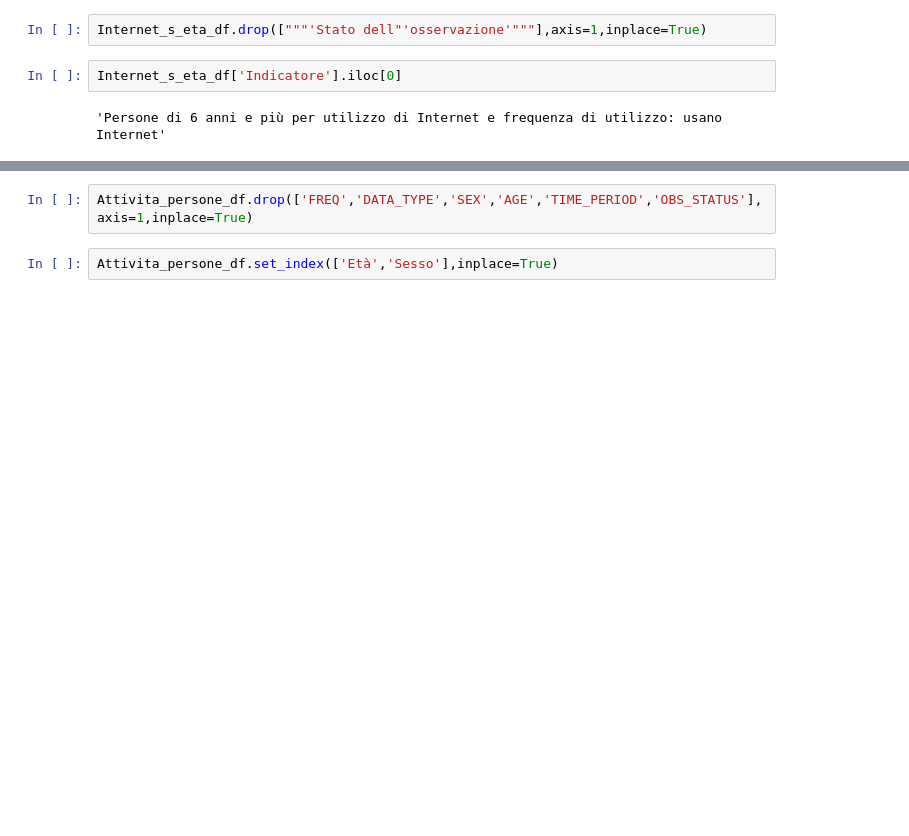
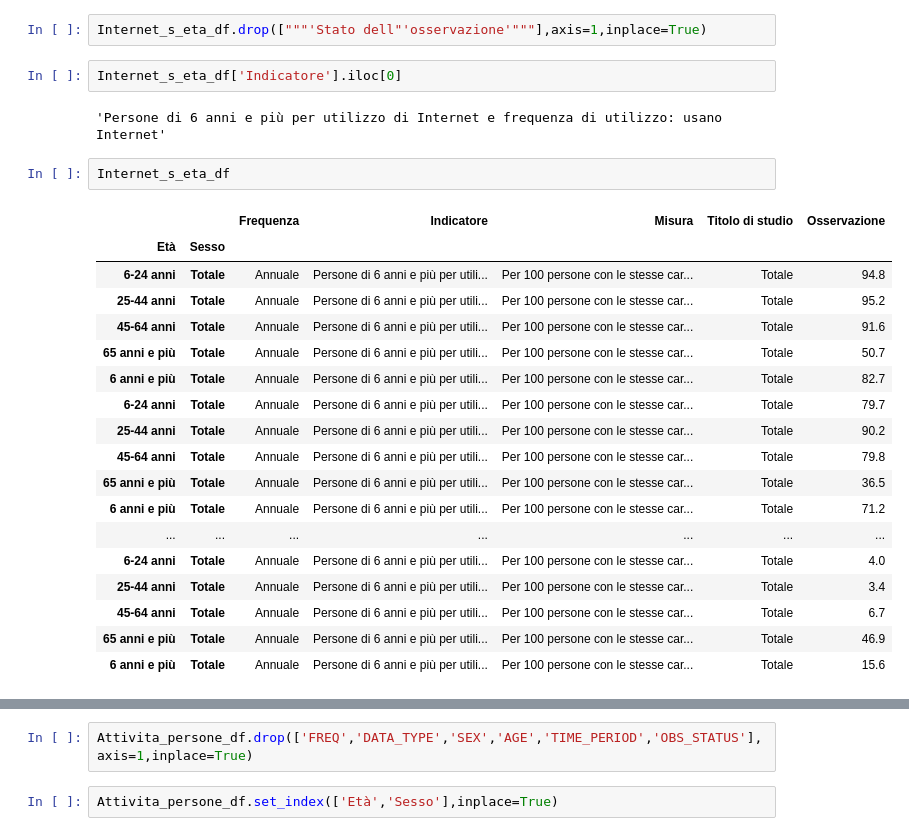
Before and after one commit to Darka3sS/Progetto_DS, a Jupyter notebook: EDA.ipynb, the cells around one changed output, grey strips where cells are left out. Cells and saved outputs as stored; diff of their text form; blank space fills up the shorter version.

```diff
--- a/EDA.ipynb
+++ b/EDA.ipynb
@@ -122,3 +111,24 @@ Internet_s_eta_df.drop(["""'Stato dell"'osservazione'"""],axis=1,inplace=True)
 Internet_s_eta_df['Indicatore'].iloc[0]
 # %% [output]
 'Persone di 6 anni e più per utilizzo di Internet e frequenza di utilizzo: usano Internet'
+# %%
+Internet_s_eta_df
+# %% [output]
+|  |  | Frequenza | Indicatore | Misura | Titolo di studio | Osservazione |
+| Età | Sesso |  |  |  |  |  |
+| 6-24 anni | Totale | Annuale | Persone di 6 anni e più per utili... | Per 100 persone con le stesse car... | Totale | 94.8 |
+| 25-44 anni | Totale | Annuale | Persone di 6 anni e più per utili... | Per 100 persone con le stesse car... | Totale | 95.2 |
+| 45-64 anni | Totale | Annuale | Persone di 6 anni e più per utili... | Per 100 persone con le stesse car... | Totale | 91.6 |
+| 65 anni e più | Totale | Annuale | Persone di 6 anni e più per utili... | Per 100 persone con le stesse car... | Totale | 50.7 |
+| 6 anni e più | Totale | Annuale | Persone di 6 anni e più per utili... | Per 100 persone con le stesse car... | Totale | 82.7 |
+| 6-24 anni | Totale | Annuale | Persone di 6 anni e più per utili... | Per 100 persone con le stesse car... | Totale | 79.7 |
+| 25-44 anni | Totale | Annuale | Persone di 6 anni e più per utili... | Per 100 persone con le stesse car... | Totale | 90.2 |
+| 45-64 anni | Totale | Annuale | Persone di 6 anni e più per utili... | Per 100 persone con le stesse car... | Totale | 79.8 |
+| 65 anni e più | Totale | Annuale | Persone di 6 anni e più per utili... | Per 100 persone con le stesse car... | Totale | 36.5 |
+| 6 anni e più | Totale | Annuale | Persone di 6 anni e più per utili... | Per 100 persone con le stesse car... | Totale | 71.2 |
+| ... | ... | ... | ... | ... | ... | ... |
+| 6-24 anni | Totale | Annuale | Persone di 6 anni e più per utili... | Per 100 persone con le stesse car... | Totale | 4.0 |
+| 25-44 anni | Totale | Annuale | Persone di 6 anni e più per utili... | Per 100 persone con le stesse car... | Totale | 3.4 |
+| 45-64 anni | Totale | Annuale | Persone di 6 anni e più per utili... | Per 100 persone con le stesse car... | Totale | 6.7 |
+| 65 anni e più | Totale | Annuale | Persone di 6 anni e più per utili... | Per 100 persone con le stesse car... | Totale | 46.9 |
+| 6 anni e più | Totale | Annuale | Persone di 6 anni e più per utili... | Per 100 persone con le stesse car... | Totale | 15.6 |
```
Also changed, not shown: parts of 12 cells of this notebook, 2 other files.
